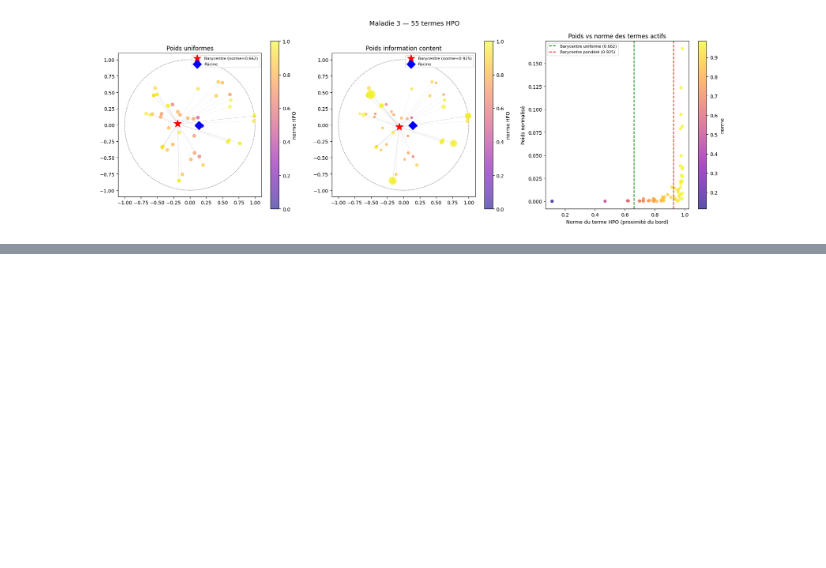
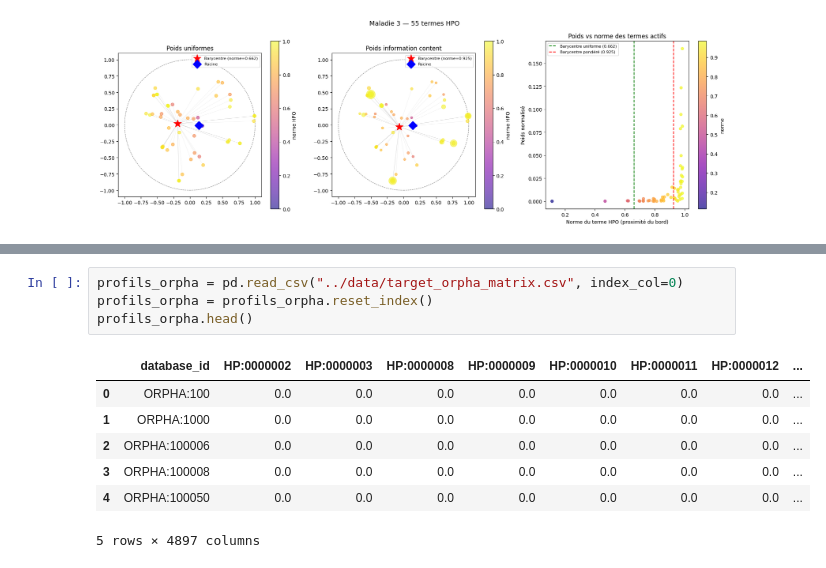
Before and after one commit to averniere/OT_simulation_maladies, a Jupyter notebook: Embeddings/test.ipynb, the cells around one changed output, grey strips where cells are left out. Saved outputs shown, nothing was run; the diff lists cells and outputs as text; blank space fills up the shorter version.

```diff
--- a/Embeddings/test.ipynb
+++ b/Embeddings/test.ipynb
@@ -790,0 +801,12 @@ compare_barycenters(profils_test, profils_test_weight, model, node2id_w, depreca
+# %%
+profils_orpha = pd.read_csv("../data/target_orpha_matrix.csv", index_col=0)
+profils_orpha = profils_orpha.reset_index()
+profils_orpha.head()
+# %% [output]
+|  | database_id | HP:0000002 | HP:0000003 | HP:0000008 | HP:0000009 | HP:0000010 | HP:0000011 | HP:0000012 | ... |
+| 0 | ORPHA:100 | 0.0 | 0.0 | 0.0 | 0.0 | 0.0 | 0.0 | 0.0 | ... |
+| 1 | ORPHA:1000 | 0.0 | 0.0 | 0.0 | 0.0 | 0.0 | 0.0 | 0.0 | ... |
+| 2 | ORPHA:100006 | 0.0 | 0.0 | 0.0 | 0.0 | 0.0 | 0.0 | 0.0 | ... |
+| 3 | ORPHA:100008 | 0.0 | 0.0 | 0.0 | 0.0 | 0.0 | 0.0 | 0.0 | ... |
+| 4 | ORPHA:100050 | 0.0 | 0.0 | 0.0 | 0.0 | 0.0 | 0.0 | 0.0 | ... |
+5 rows × 4897 columns
```
Also changed, not shown: parts of 15 cells of this notebook, 4 other files.
